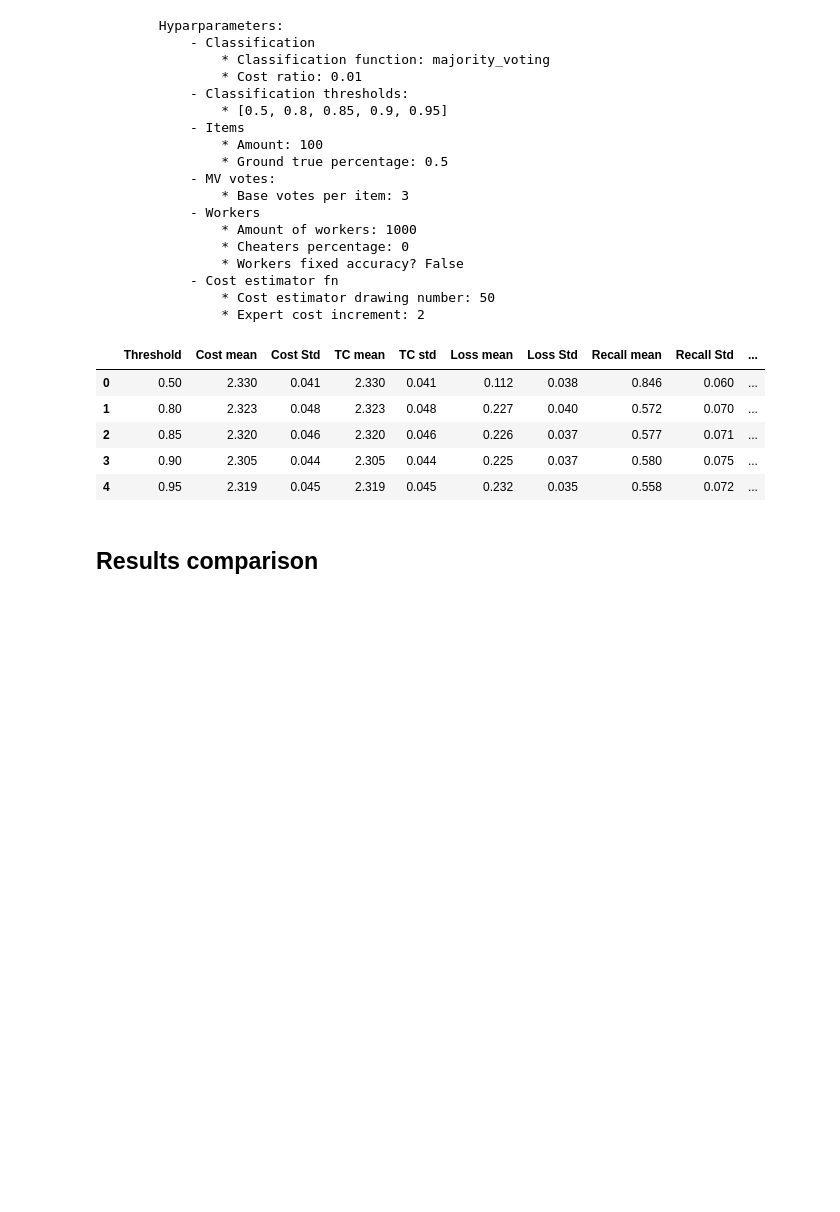
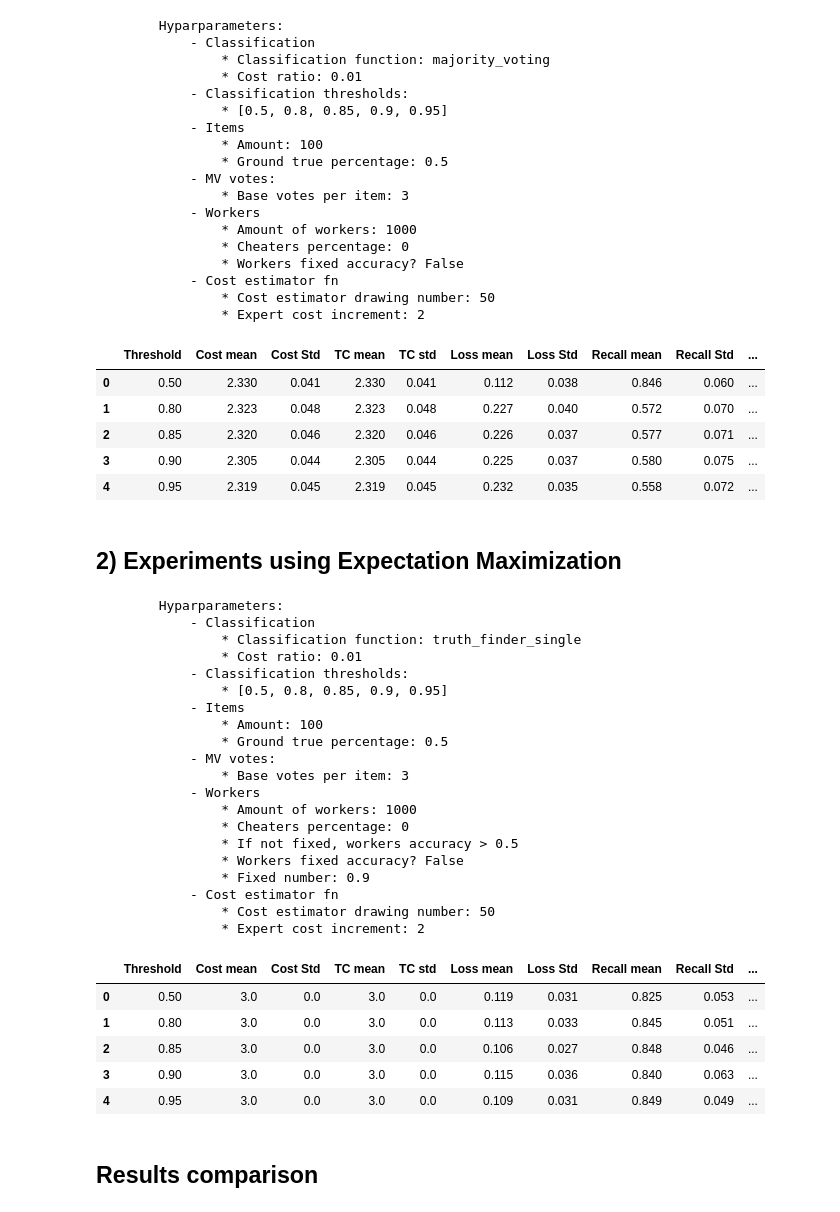
Before and after one commit to pmaglione/classification_model, a Jupyter notebook: main_algorithm_with_experiments.ipynb, the cells around one changed output. Drawn from its saved outputs; the diff is of its cells as text; code cells hidden in the pictures; blank space fills up the shorter version.

```diff
--- a/main_algorithm_with_experiments.ipynb
+++ b/main_algorithm_with_experiments.ipynb
@@ -148,18 +149,20 @@ def cost_estimator(v, ct, cf, cr):
         must_continue = True
         i_item_votes = v.copy()
         while (must_continue):
-            classification_prob = cf(alg_utils.input_adapter_single(i_item_votes))
-            if classification_prob > ct:
+            classification_prob_in = cf(alg_utils.input_adapter_single(i_item_votes))
+            classification_prob_out = 1 - classification_prob_in
+            if ((classification_prob_in > ct) or (classification_prob_out > ct)):
                 must_continue = False
-                simulated_costs.append(len(i_item_votes) * cr)
+                simulated_costs.append(alg_utils.get_crowd_cost(i_item_votes, cr))
             else:
-                vote = np.random.binomial(1, classification_prob)
+                vote = np.random.binomial(1, classification_prob_in)
                 new_index = max(i_item_votes.keys()) + 1
                 i_item_votes[new_index] = [vote]
+                actual_cost = alg_utils.get_crowd_cost(i_item_votes, cr)
 
-                if((len(i_item_votes) * cr) >= (1 * expert_cost_increment)):
+                if((actual_cost) >= (1 * expert_cost_increment)):
                     must_continue = False
-                    simulated_costs.append(len(i_item_votes) * cr)
+                    simulated_costs.append(actual_cost)
         #end while
     #end for
 
@@ -189,14 +192,13 @@ def decision_function(items, votes, classification_threshold, cost_ratio, classi
 
     for item_id, item_true_votes in votes.items():
         item_votes = item_true_votes.copy()
-        actual_cost = len(item_votes) * cr
-        classification_prob = classification_function(alg_utils.input_adapter_single(item_votes))
-
-        if ((classification_prob <= classification_threshold) and (actual_cost <= 1)):
+        classification_prob_in = classification_function(alg_utils.input_adapter_single(item_votes))
+        classification_prob_out = 1 - classification_prob_in
+        if ((classification_prob_out <= classification_threshold) and (classification_prob_in <= classification_threshold)):
 
             cost_mean, cost_std = cost_estimator(item_votes, classification_threshold, classification_function, cost_ratio)
 
-            if(cost_mean <= 1):
+            if(cost_mean <= (1 + (alg_utils.get_crowd_cost(item_votes, cr)))):
                 results[item_id] = True
 
     return results
@@ -256,7 +258,7 @@ def run_experiment_1():
         ct_unclassified_amount = []
 
         for _ in range(iterations_per_ct):
-            workers_accuracy = alg_utils.simulate_workers(workers_num, z, fixed_acc, workers_acc)
+            workers_accuracy = alg_utils.simulate_workers(workers_num, z, fixed_acc, fixed_workers_acc, base_workers_acc)
 
             params = {
                 'workers_accuracy': workers_accuracy,
@@ -597,6 +595,45 @@ pd.DataFrame(results_mv_break_tie, columns=pdColumns)
 | 2 | 0.85 | 2.320 | 0.046 | 2.320 | 0.046 | 0.226 | 0.037 | 0.577 | 0.071 | ... |
 | 3 | 0.90 | 2.305 | 0.044 | 2.305 | 0.044 | 0.225 | 0.037 | 0.580 | 0.075 | ... |
 | 4 | 0.95 | 2.319 | 0.045 | 2.319 | 0.045 | 0.232 | 0.035 | 0.558 | 0.072 | ... |
+# %% [markdown]
+## 2) Experiments using Expectation Maximization
+# %%
+cf = truth_finder
+base_workers_acc = .5
+# %%
+alg_utils.print_hyperparameters(cf, cr,base_votes_per_item, drawing_simulations_amount, expert_cost_increment, workers_num, z, fixed_acc, base_workers_acc, fixed_workers_acc, items_num, data_true_percentage, iterations_per_ct, cts)
+results_truth_finder = run_experiment_1()
+
+#table
+#pd.DataFrame(results_truth_finder, columns=pdColumns).to_csv('results/smart_stop_truth_finder_not_expert.csv', index=False)
+pd.DataFrame(results_truth_finder, columns=pdColumns)
+# %% [output]
+        Hyparparameters:
+            - Classification
+                * Classification function: truth_finder_single
+                * Cost ratio: 0.01
+            - Classification thresholds:
+                * [0.5, 0.8, 0.85, 0.9, 0.95]
+            - Items
+                * Amount: 100
+                * Ground true percentage: 0.5
+            - MV votes:
+                * Base votes per item: 3
+            - Workers
+                * Amount of workers: 1000
+                * Cheaters percentage: 0
+                * If not fixed, workers accuracy > 0.5
+                * Workers fixed accuracy? False
+                * Fixed number: 0.9
+            - Cost estimator fn
+                * Cost estimator drawing number: 50
+                * Expert cost increment: 2
+|  | Threshold | Cost mean | Cost Std | TC mean | TC std | Loss mean | Loss Std | Recall mean | Recall Std | ... |
+| 0 | 0.50 | 3.0 | 0.0 | 3.0 | 0.0 | 0.119 | 0.031 | 0.825 | 0.053 | ... |
+| 1 | 0.80 | 3.0 | 0.0 | 3.0 | 0.0 | 0.113 | 0.033 | 0.845 | 0.051 | ... |
+| 2 | 0.85 | 3.0 | 0.0 | 3.0 | 0.0 | 0.106 | 0.027 | 0.848 | 0.046 | ... |
+| 3 | 0.90 | 3.0 | 0.0 | 3.0 | 0.0 | 0.115 | 0.036 | 0.840 | 0.063 | ... |
+| 4 | 0.95 | 3.0 | 0.0 | 3.0 | 0.0 | 0.109 | 0.031 | 0.849 | 0.049 | ... |
 # %% [markdown]
 ## Results comparison
 # %%
```
Also changed, not shown: parts of 9 cells of this notebook, 3 other files.
